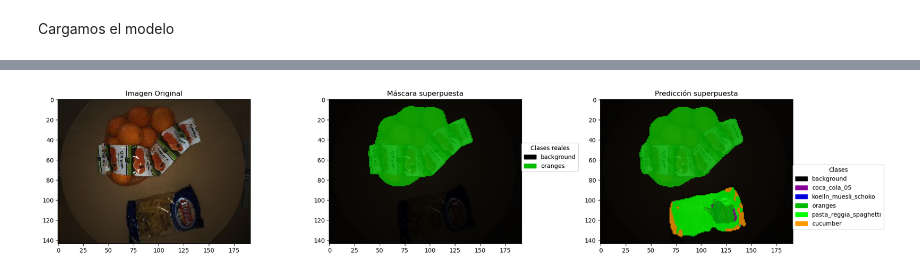
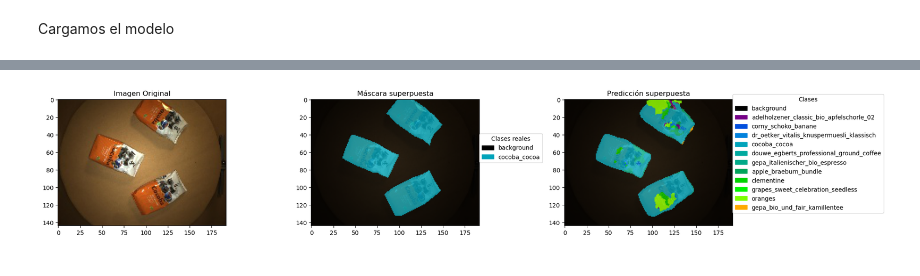
Before and after one commit to HalconVengador2004/segmentacion_imagen, a Jupyter notebook: ejecutado3.ipynb, the cells around one changed output, grey strips where cells are left out. Drawn from its saved outputs; the diff is of its cells as text; code cells hidden in the pictures.

```diff
--- a/ejecutado3.ipynb
+++ b/ejecutado3.ipynb
@@ -176,18 +176,18 @@ num_classes = 11
 # %% [markdown]
 Todas las clases
 # %%
-# clase = "train"
-# root_images_train = f"./dataset_res_144_192/{clase}/images/"
-# root_masks_train = f"./dataset_res_144_192/{clase}/masks/"
+clase = "train"
+root_images_train = f"./dataset_res_144_192/{clase}/images/"
+root_masks_train = f"./dataset_res_144_192/{clase}/masks/"
 
-# clase = "test"
-# root_images_test = f"./dataset_res_144_192/{clase}/images/"
-# root_masks_test = f"./dataset_res_144_192/{clase}/masks/"
+clase = "test"
+root_images_test = f"./dataset_res_144_192/{clase}/images/"
+root_masks_test = f"./dataset_res_144_192/{clase}/masks/"
 
-# dataset_train = SupermarketSemSeg(images_dir=root_images_train, masks_dir=root_masks_train, include_filenames=True)
-# dataset_test = SupermarketSemSeg(images_dir=root_images_test, masks_dir=root_masks_test, include_filenames=True)
+dataset_train = SupermarketSemSeg(images_dir=root_images_train, masks_dir=root_masks_train, include_filenames=True)
+dataset_test = SupermarketSemSeg(images_dir=root_images_test, masks_dir=root_masks_test, include_filenames=True)
 
-# num_classes = 61
+num_classes = 61
 # %%
 x = dataset_train.__getitem__(400)
 mask = x["mask"]
@@ -594,35 +594,35 @@ def ver_prediccion(indice, test = True,  alpha = 0.8, num_classes=None):
     mask = np.where(mask >= num_classes, 0, mask)
     # Colormap discreto con N=num_classes
     cmap = cm.get_cmap('nipy_spectral', num_classes)
     # Denormalizar imagen para visualizar correctamente
     mean_vec = mean.view(1, -1, 1, 1)
     std_vec  = std.view(1, -1, 1, 1)
     img_denorm = (x.unsqueeze(0) * std_vec + mean_vec).squeeze(0)
     img = img_denorm.cpu().permute(1, 2, 0).numpy()
     img = np.clip(img, 0, 1)
     fig, axes = plt.subplots(1, 3, figsize=(20, 6))
     axes[0].imshow(img)
     axes[0].set_title('Imagen Original')
     axes[1].imshow(img)
     axes[1].imshow(mask, cmap=cmap, vmin=0, vmax=num_classes-1, alpha=alpha)
     axes[1].set_title('Máscara superpuesta')
     axes[2].imshow(img)
     axes[2].imshow(pred, cmap=cmap, vmin=0, vmax=num_classes-1, alpha=alpha)
     axes[2].set_title('Predicción superpuesta')
 
     # Leyendas
     clases_mask = np.unique(mask)
     patches_mask = [mpatches.Patch(color=cmap(int(i)), label=mapeado_clases.get(int(i), str(int(i)))) for i in clases_mask]
     axes[1].legend(handles=patches_mask, loc=[1,0.5], title='Clases reales')
     clases_presentes = np.unique(pred)
     patches = [mpatches.Patch(color=cmap(int(i)), label=mapeado_clases.get(int(i), str(int(i)))) for i in clases_presentes]
     plt.legend(handles=patches, loc=[1,0.1], title='Clases')
     plt.tight_layout()
     plt.show()
 
-ver_prediccion(500, test=True, num_classes=num_classes)
+ver_prediccion(2, test=True, num_classes=num_classes)
 # %% [output]
-[figure, old version]
+[figure, new version]
 # %%
 def test_comp(model, test_loader, criterion, device, num_classes):
     model.eval()
```
Also changed, not shown: parts of 10 cells of this notebook.
